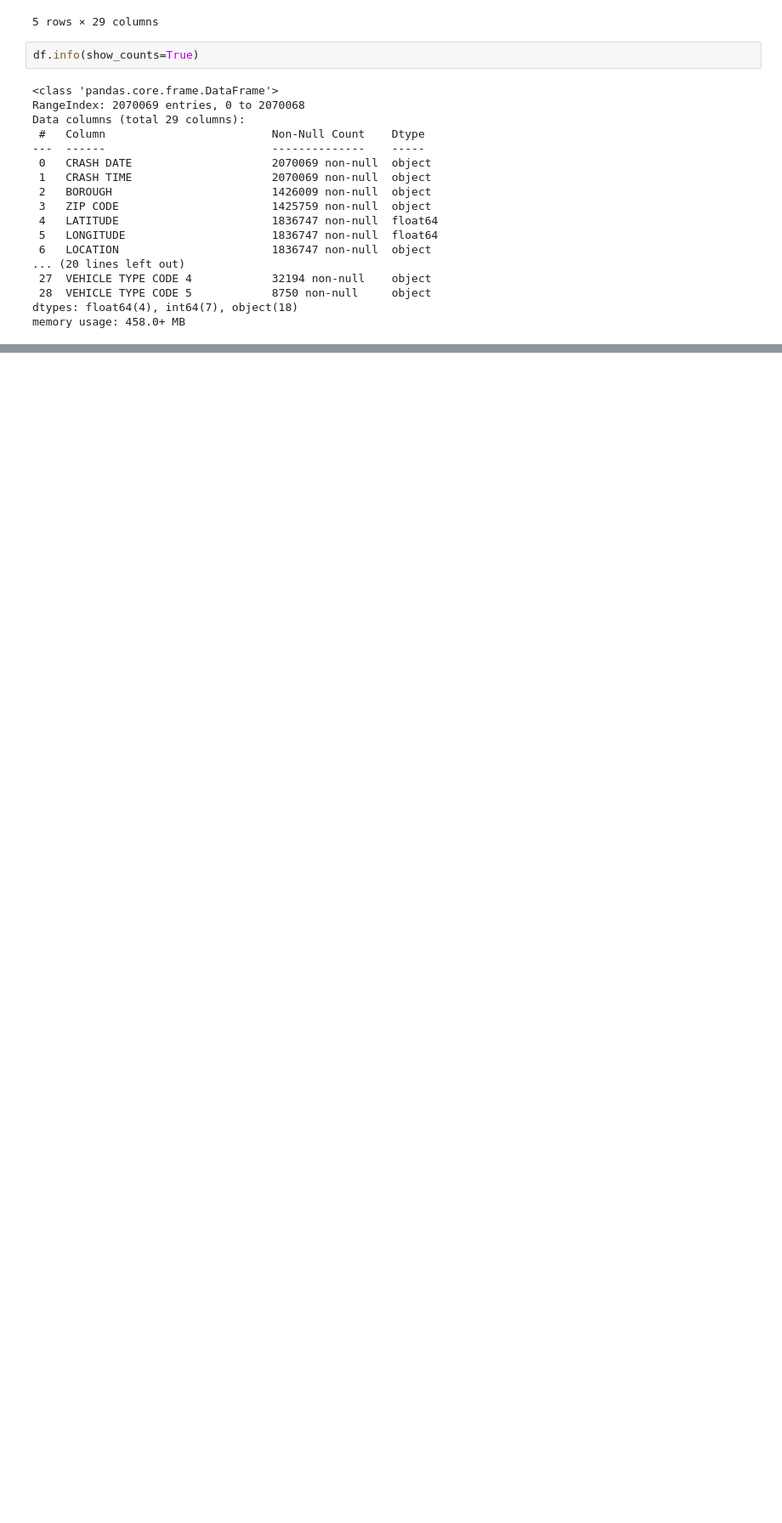
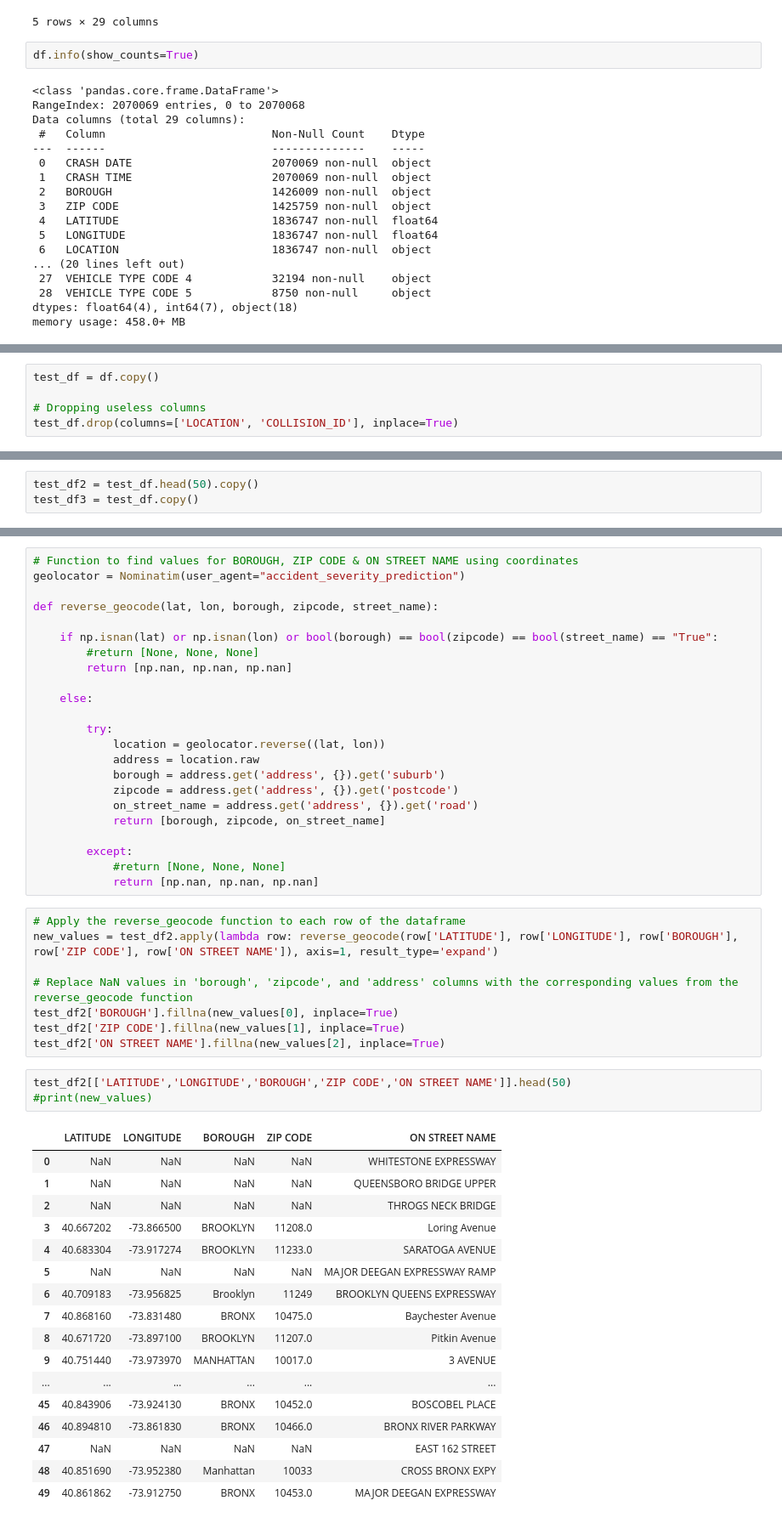
Before and after one commit to DataScienceAndEngineering/machine-learning-dse-i210-final-project-nyc-car-accident-severity, a Jupyter notebook: notebooks/test_notebook.ipynb, the cells around one changed output, grey strips where cells are left out. Shown at 85% size. Saved outputs shown, nothing was run; the diff lists cells and outputs as text; blank space fills up the shorter version.

```diff
--- a/notebooks/test_notebook.ipynb
+++ b/notebooks/test_notebook.ipynb
@@ -296,0 +126,5 @@ test3.head(20)
+# %%
+test_df = df.copy()
+
+# Dropping useless columns
+test_df.drop(columns=['LOCATION', 'COLLISION_ID'], inplace=True)
@@ -296,0 +181,3 @@ test3.head(20)
+# %%
+test_df2 = test_df.head(50).copy()
+test_df3 = test_df.copy()
@@ -296,0 +186,52 @@ test3.head(20)
+# %%
+# Function to find values for BOROUGH, ZIP CODE & ON STREET NAME using coordinates
+geolocator = Nominatim(user_agent="accident_severity_prediction")
+
+def reverse_geocode(lat, lon, borough, zipcode, street_name):
+
+    if np.isnan(lat) or np.isnan(lon) or bool(borough) == bool(zipcode) == bool(street_name) == "True":
+        #return [None, None, None]
+        return [np.nan, np.nan, np.nan]
+
+    else:
+
+        try:
+            location = geolocator.reverse((lat, lon))
+            address = location.raw
+            borough = address.get('address', {}).get('suburb')
+            zipcode = address.get('address', {}).get('postcode')
+            on_street_name = address.get('address', {}).get('road')
+            return [borough, zipcode, on_street_name]
+
+        except:
+            #return [None, None, None]
+            return [np.nan, np.nan, np.nan]
+# %%
+# Apply the reverse_geocode function to each row of the dataframe
+new_values = test_df2.apply(lambda row: reverse_geocode(row['LATITUDE'], row['LONGITUDE'], row['BOROUGH'], row['ZIP CODE'], row['ON STREET NAME']), axis=1, result_type='expand')
+
+# Replace NaN values in 'borough', 'zipcode', and 'address' columns with the corresponding values from the reverse_geocode function
+test_df2['BOROUGH'].fillna(new_values[0], inplace=True)
+test_df2['ZIP CODE'].fillna(new_values[1], inplace=True)
+test_df2['ON STREET NAME'].fillna(new_values[2], inplace=True)
+# %%
+test_df2[['LATITUDE','LONGITUDE','BOROUGH','ZIP CODE','ON STREET NAME']].head(50)
+#print(new_values)
+# %% [output]
+|  | LATITUDE | LONGITUDE | BOROUGH | ZIP CODE | ON STREET NAME |
+| 0 | NaN | NaN | NaN | NaN | WHITESTONE EXPRESSWAY |
+| 1 | NaN | NaN | NaN | NaN | QUEENSBORO BRIDGE UPPER |
+| 2 | NaN | NaN | NaN | NaN | THROGS NECK BRIDGE |
+| 3 | 40.667202 | -73.866500 | BROOKLYN | 11208.0 | Loring Avenue |
+| 4 | 40.683304 | -73.917274 | BROOKLYN | 11233.0 | SARATOGA AVENUE |
+| 5 | NaN | NaN | NaN | NaN | MAJOR DEEGAN EXPRESSWAY RAMP |
+| 6 | 40.709183 | -73.956825 | Brooklyn | 11249 | BROOKLYN QUEENS EXPRESSWAY |
+| 7 | 40.868160 | -73.831480 | BRONX | 10475.0 | Baychester Avenue |
+| 8 | 40.671720 | -73.897100 | BROOKLYN | 11207.0 | Pitkin Avenue |
+| 9 | 40.751440 | -73.973970 | MANHATTAN | 10017.0 | 3 AVENUE |
+| ... | ... | ... | ... | ... | ... |
+| 45 | 40.843906 | -73.924130 | BRONX | 10452.0 | BOSCOBEL PLACE |
+| 46 | 40.894810 | -73.861830 | BRONX | 10466.0 | BRONX RIVER PARKWAY |
+| 47 | NaN | NaN | NaN | NaN | EAST 162 STREET |
+| 48 | 40.851690 | -73.952380 | Manhattan | 10033 | CROSS BRONX EXPY |
+| 49 | 40.861862 | -73.912750 | BRONX | 10453.0 | MAJOR DEEGAN EXPRESSWAY |
```
Also changed, not shown: parts of 47 cells of this notebook, 1 other file.
